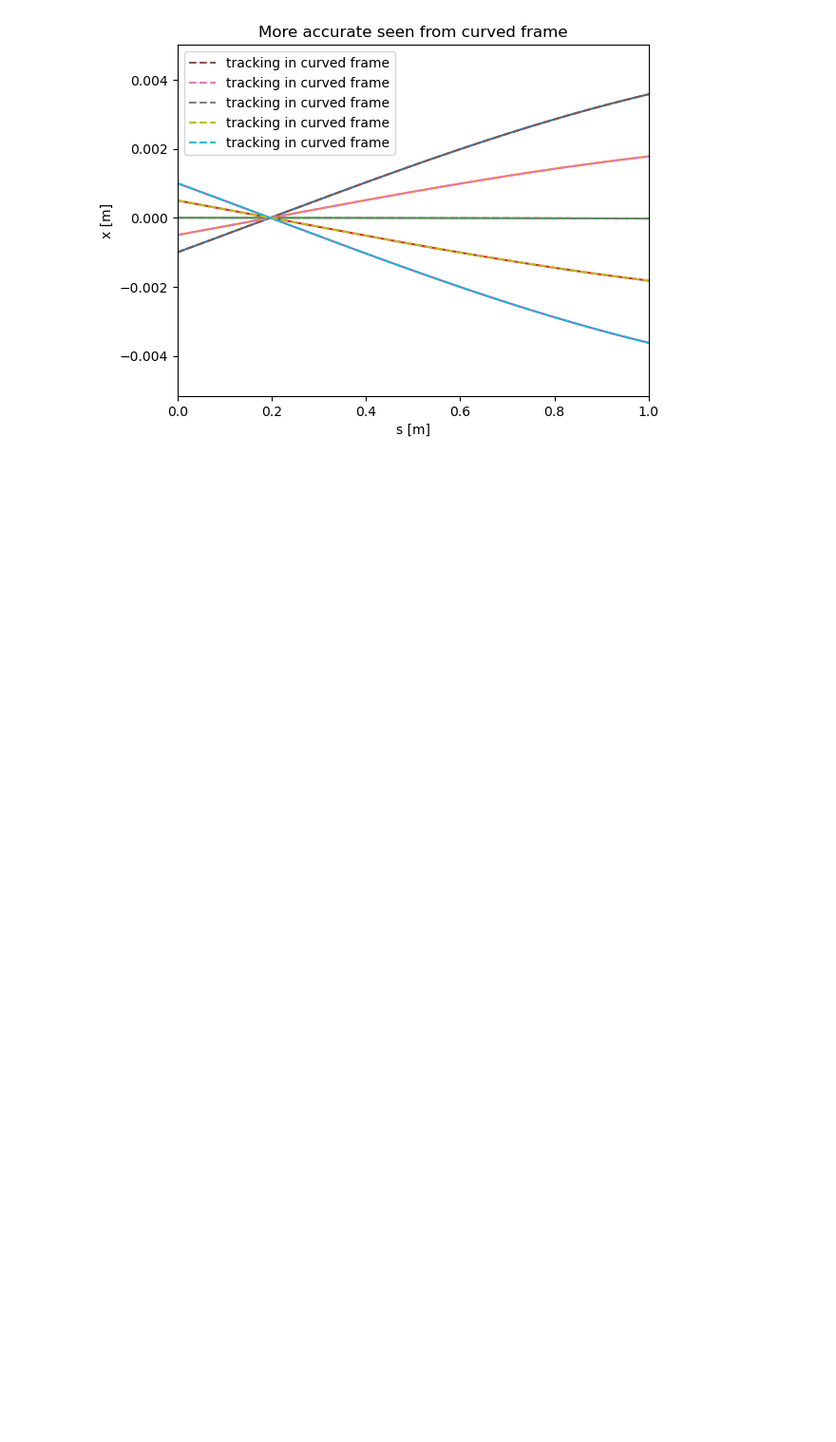
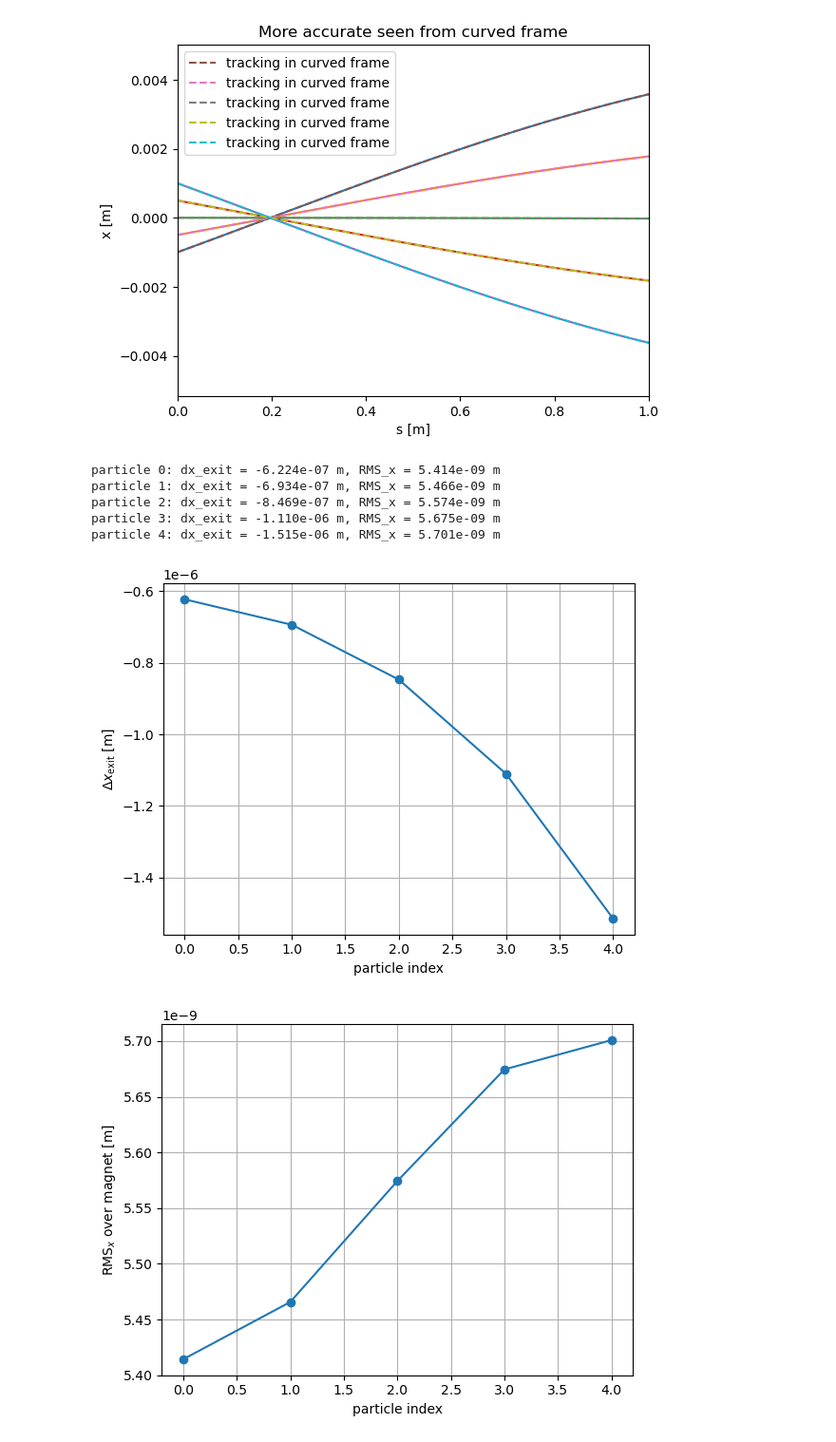
Before and after one commit to marcoliniF/bpmeth, a Jupyter notebook: preliminaryTrials/6.1track_framecomparisonnb.ipynb, the cells around one changed output. Shown at 95% size. Drawn from its saved outputs; the diff is of its cells as text; code cells hidden in the pictures; blank space fills up the shorter version.

```diff
--- a/preliminaryTrials/6.1track_framecomparisonnb.ipynb
+++ b/preliminaryTrials/6.1track_framecomparisonnb.ipynb
@@ -720,3 +686,83 @@ plt.show()
 # %% [output]
 [figure]
 [figure]
+# %%
+sbar_fin = 0.8         # chosen exit position in straight frame [m], for some reason its ok until 0.7m
+
+dx_exit_list = []      # Δx at exit
+rms_x_list = []        # RMS over magnet
+
+for i, (sb, sa) in enumerate(zip(sol_strfromphi, sol_curved)):
+    # --- straight-frame tracking ---
+    sbar_str = sb.t        # straight longitudinal coordinate \bar{s}
+    xbar_str = sb.y[0]     # straight transverse coordinate \bar{x}
+
+    # --- curved-frame tracking, transformed into straight frame ---
+    s_curv = sa.t
+    x_curv = sa.y[0]
+
+    sbar_from_curv = (rho + x_curv) * np.sin(s_curv / rho)
+    xbar_from_curv = -rho + (rho + x_curv) * np.cos(s_curv / rho)
+
+    # --- common sbar range for RMS ---
+    sbar_min = max(sbar_str.min(), sbar_from_curv.min())
+    sbar_max = min(sbar_str.max(), sbar_from_curv.max())
+    if sbar_max <= sbar_min:
+        print(f"particle {i}: no overlap in sbar range, skipping")
+        continue
+
+    sbar_common = np.linspace(sbar_min, sbar_max, 500)
+
+    # interpolate straight tracking onto sbar_common
+    xbar_str_common = PchipInterpolator(sbar_str, xbar_str)(sbar_common)
+
+    # interpolate curved→straight tracking onto sbar_common
+    idx_curv = np.argsort(sbar_from_curv)
+    sbar_sorted = sbar_from_curv[idx_curv]
+    xbar_sorted = xbar_from_curv[idx_curv]
+
+    xbar_curv_common = PchipInterpolator(sbar_sorted, xbar_sorted)(sbar_common)
+
+    # --- RMS difference over magnet ---
+    dx_all = xbar_str_common - xbar_curv_common
+    rms_x = np.sqrt(np.mean(dx_all**2))
+    rms_x_list.append(rms_x)
+
+    # --- difference at exit sbar_fin (local diagnostic) ---
+    # straight x at exit
+    xbar_exit_straight = np.interp(sbar_fin, sbar_str, xbar_str)
+
+    # curved→straight x at the same exit
+    # reuse sorted arrays; interpolate in sbar
+    xbar_exit_from_curv = np.interp(sbar_fin, sbar_sorted, xbar_sorted)
+
+    dx_exit = xbar_exit_straight - xbar_exit_from_curv
+    dx_exit_list.append(dx_exit)
+
+    print(
+        f"particle {i}: "
+        f"dx_exit = {dx_exit:.3e} m, "
+        f"RMS_x = {rms_x:.3e} m"
+    )
+
+# optional: summary plots
+plt.figure()
+plt.plot(range(len(dx_exit_list)), dx_exit_list, "o-")
+plt.xlabel("particle index")
+plt.ylabel(r"$\Delta x_{\text{exit}}$ [m]")
+plt.grid(True)
+
+plt.figure()
+plt.plot(range(len(rms_x_list)), rms_x_list, "o-")
+plt.xlabel("particle index")
+plt.ylabel(r"RMS$_x$ over magnet [m]")
+plt.grid(True)
+plt.show()
+# %% [output]
+particle 0: dx_exit = -6.224e-07 m, RMS_x = 5.414e-09 m
+particle 1: dx_exit = -6.934e-07 m, RMS_x = 5.466e-09 m
+particle 2: dx_exit = -8.469e-07 m, RMS_x = 5.574e-09 m
+particle 3: dx_exit = -1.110e-06 m, RMS_x = 5.675e-09 m
+particle 4: dx_exit = -1.515e-06 m, RMS_x = 5.701e-09 m
+[figure, added]
+[figure, added]
```
Also changed, not shown: parts of 7 cells of this notebook.
